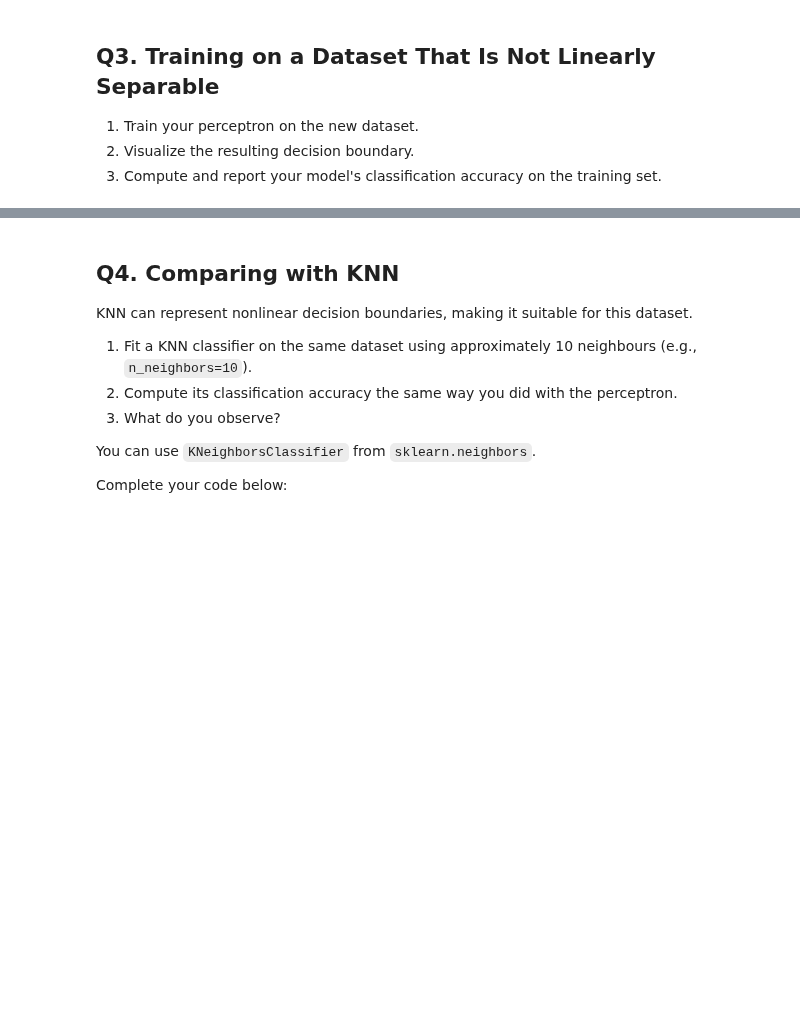
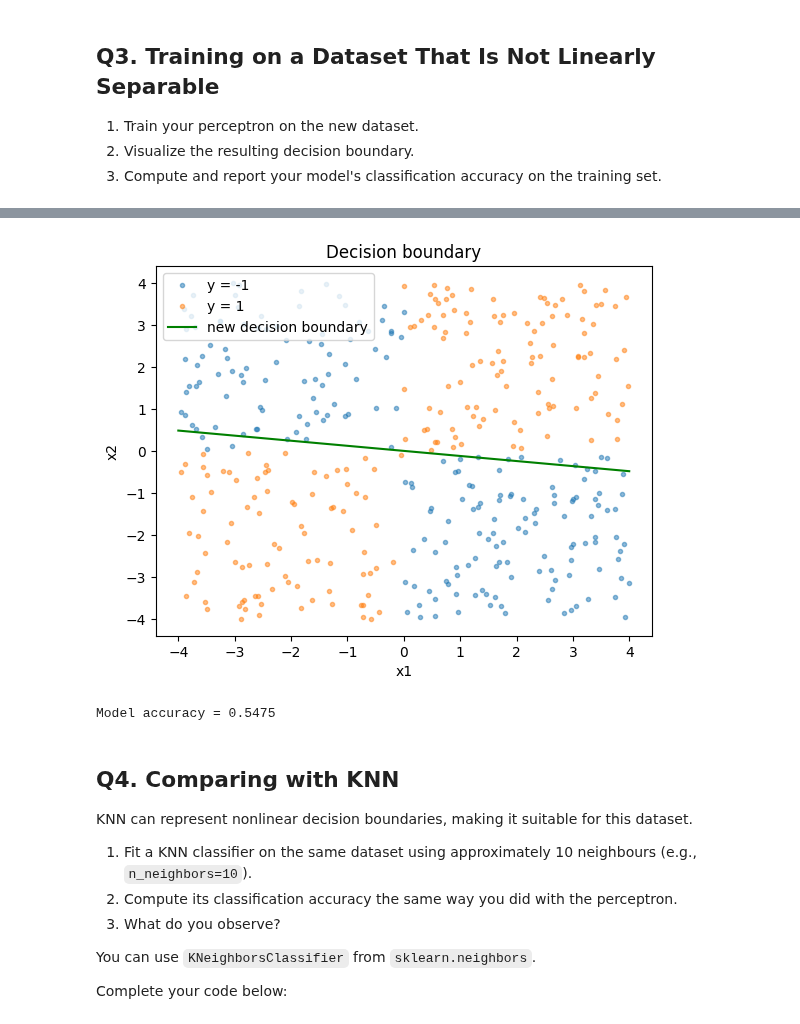
Before and after one commit to veborito/machine-learning-neuch, a Jupyter notebook: MSc/src/Labs/Lab-3-Perceptron/Lab_3_Perceptron_Gradient_Descent_Boris_Verdecia.ipynb, the cells around one changed output, grey strips where cells are left out. Drawn from its saved outputs; the diff is of its cells as text; code cells hidden in the pictures; blank space fills up the shorter version.

```diff
--- a/MSc/src/Labs/Lab-3-Perceptron/Lab_3_Perceptron_Gradient_Descent_Boris_Verdecia.ipynb
+++ b/MSc/src/Labs/Lab-3-Perceptron/Lab_3_Perceptron_Gradient_Descent_Boris_Verdecia.ipynb
@@ -165,6 +154,8 @@ class perceptron(object):
 
     def predict(self,x):
         # y_hat = ???
+        weighted_sum = (x * w).sum()
+        y_hat = np.sign(weighted_sum + b)
         return y_hat
 # %%
 model = perceptron(n_features=2)
@@ -295,7 +286,7 @@ One complete pass through the dataset is called an **epoch**.
 import sklearn
 class perceptron(object):
     def __init__(self, n_features, rs):
-        self.rs =rs
+        self.rs = rs
         np.random.seed(rs)
         self.w = np.random.uniform(size=n_features)
         self.b = np.random.uniform(size=1)
@@ -306,7 +297,8 @@ class perceptron(object):
         self.y_history = []
 
     def predict(self,x):
-        y_hat = ??? # Fill this as before!
+        weighted_sum = (x * w).sum()
+        y_hat = np.sign(weighted_sum + b)
         return y_hat
 
     def save_history(self, x, y_hat, y):
@@ -319,21 +311,20 @@ class perceptron(object):
     def fit(self, data_x, data_y, lr,epochs):
         # for several epochs
         for epoch in range(epochs):
-
             # after each epoch we usually shuffle the dataset.
             data = sklearn.utils.shuffle(data_x, data_y, random_state=self.rs)
             random_x, random_y = data
             for x, y in zip(random_x, random_y):
                 # Here is the training part.
-                y_hat = ??? # we do the predictions
-
+                y_hat = self.predict(x) # we do the predictions
                 if y_hat == y:
                     continue # we dont have to update the weights
                 else:
                     # now we update the weights
-                    self.w = ???  # Fill this!
-                    self.b = ???  # Fill this!
+                    self.w = self.w + (lr * (y * x))
+                    self.b = self.b + (lr * y)
                 self.save_history(x, y_hat, y) # this is for the plots of the history.
+            print(f"Epoch: {epoch}")
 # %%
 model = perceptron(n_features=2, rs=1234)
 # %%
@@ -416,4 +413,5 @@ plt.show()
 3. Compute and report your model's classification accuracy on the training set.
 # %%
 # Initialise and train your model again.
-perceptron = ..
+model = perceptron(n_features=2, rs=1234)
+model.fit(data_x= x,data_y = y.reshape(-1,1), lr = 0.05, epochs=10)
@@ -420,13 +429,36 @@ perceptron = ..
 # %%
 # Lets take the weights
-w = perceptron.w
-b = perceptron.b
+w = model.w
+b = model.b
 # %%
 # Visualize the resulting decision boundary with the data
-# ...
+x1_values = np.linspace(-4, 4, 100)
+x2_values = get_decision_boundary(w, b, x1_values)
+y[y==0] = 1
+y[y==-2] = - 1
+plt.figure()
+plt.plot(x[y==-1,0], x[y==-1,1], '.', alpha=0.5, label = "y = -1")
+plt.plot(x[y==1,0], x[y==1,1], '.', alpha=0.5, label = "y = 1")
+plt.plot(x1_values, x2_values, label = f"new decision boundary", color= "g")
+plt.title("Decision boundary")
+plt.ylabel("x2")
+plt.xlabel("x1")
+plt.legend()
+plt.show()
+# %% [output]
+[figure, added]
 # %%
 # Accuracy?
-# ...
+correct = 0
+for i in range(x.shape[0]):
+  y_pred = model.predict(x[i])
+  if y_pred == y[i]:
+    correct += 1
+
+acc = correct / y.shape[0]
+print(f"Perceptron model accuracy = {acc}")
+# %% [output]
+Model accuracy = 0.5475
 # %% [markdown]
 ## Q4. Comparing with KNN
 
```
Also changed, not shown: parts of 14 cells of this notebook.
